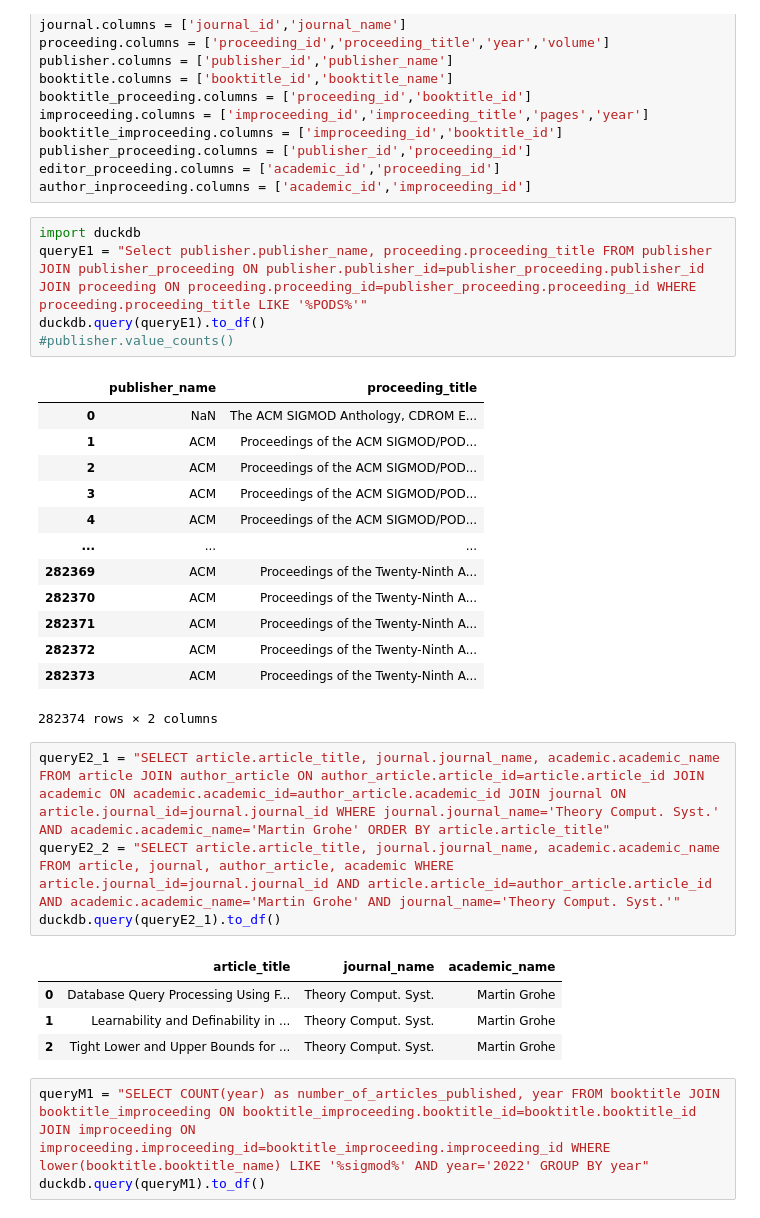
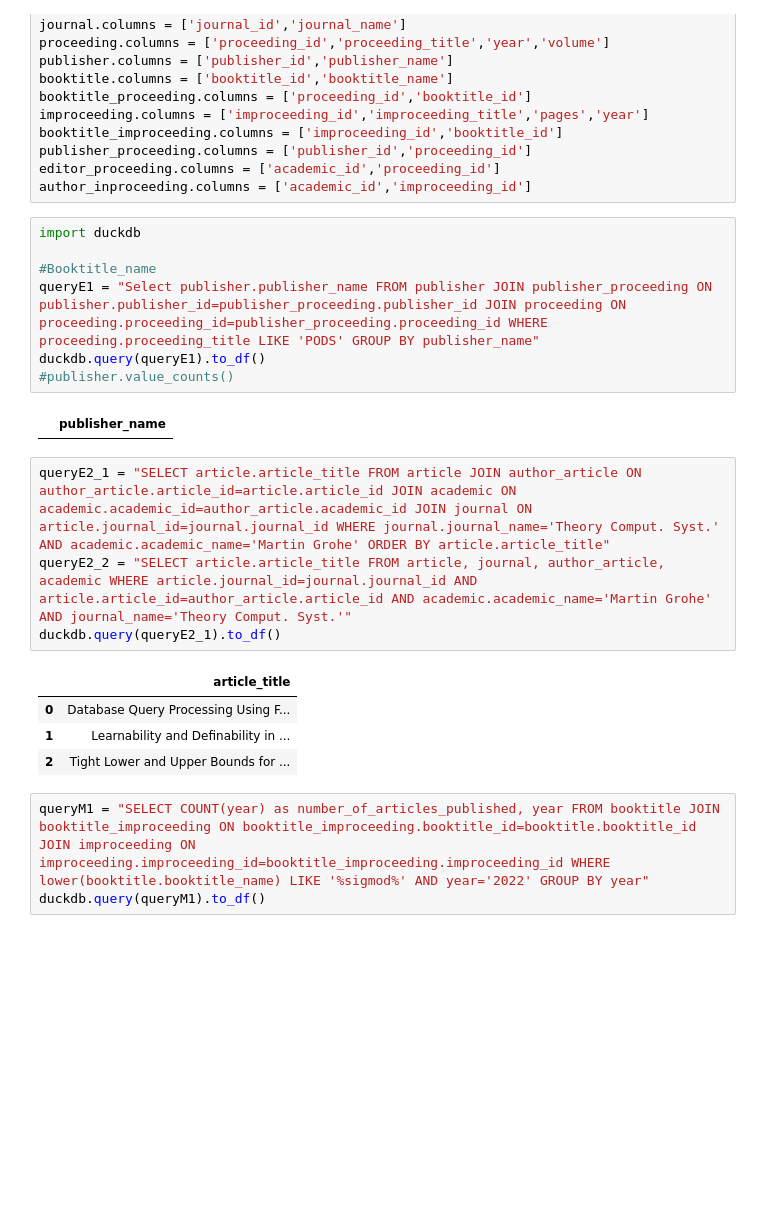
Before and after one commit to OGnTn/daos_project, a Jupyter notebook: duck_queries.ipynb, the cells around one changed output. Drawn from its saved outputs; the diff is of its cells as text; blank space fills up the shorter version.

```diff
--- a/duck_queries.ipynb
+++ b/duck_queries.ipynb
@@ -55,32 +55,22 @@ editor_proceeding.columns = ['academic_id','proceeding_id']
 author_inproceeding.columns = ['academic_id','improceeding_id']
 # %%
 import duckdb
-queryE1 = "Select publisher.publisher_name, proceeding.proceeding_title FROM publisher JOIN publisher_proceeding ON publisher.publisher_id=publisher_proceeding.publisher_id JOIN proceeding ON proceeding.proceeding_id=publisher_proceeding.proceeding_id WHERE proceeding.proceeding_title LIKE '%PODS%'"
+
+#Booktitle_name
+queryE1 = "Select publisher.publisher_name FROM publisher JOIN publisher_proceeding ON publisher.publisher_id=publisher_proceeding.publisher_id JOIN proceeding ON proceeding.proceeding_id=publisher_proceeding.proceeding_id WHERE proceeding.proceeding_title LIKE 'PODS' GROUP BY publisher_name"
 duckdb.query(queryE1).to_df()
 #publisher.value_counts()
 # %% [output]
-|  | publisher_name | proceeding_title |
-| 0 | NaN | The ACM SIGMOD Anthology, CDROM E... |
-| 1 | ACM | Proceedings of the ACM SIGMOD/POD... |
-| 2 | ACM | Proceedings of the ACM SIGMOD/POD... |
-| 3 | ACM | Proceedings of the ACM SIGMOD/POD... |
-| 4 | ACM | Proceedings of the ACM SIGMOD/POD... |
-| ... | ... | ... |
-| 282369 | ACM | Proceedings of the Twenty-Ninth A... |
-| 282370 | ACM | Proceedings of the Twenty-Ninth A... |
-| 282371 | ACM | Proceedings of the Twenty-Ninth A... |
-| 282372 | ACM | Proceedings of the Twenty-Ninth A... |
-| 282373 | ACM | Proceedings of the Twenty-Ninth A... |
+|  | publisher_name |
-282374 rows × 2 columns
 # %%
-queryE2_1 = "SELECT article.article_title, journal.journal_name, academic.academic_name FROM article JOIN author_article ON author_article.article_id=article.article_id JOIN academic ON academic.academic_id=author_article.academic_id JOIN journal ON article.journal_id=journal.journal_id WHERE journal.journal_name='Theory Comput. Syst.' AND academic.academic_name='Martin Grohe' ORDER BY article.article_title"
-queryE2_2 = "SELECT article.article_title, journal.journal_name, academic.academic_name FROM article, journal, author_article, academic WHERE article.journal_id=journal.journal_id AND article.article_id=author_article.article_id AND academic.academic_name='Martin Grohe' AND journal_name='Theory Comput. Syst.'"
+queryE2_1 = "SELECT article.article_title FROM article JOIN author_article ON author_article.article_id=article.article_id JOIN academic ON academic.academic_id=author_article.academic_id JOIN journal ON article.journal_id=journal.journal_id WHERE journal.journal_name='Theory Comput. Syst.' AND academic.academic_name='Martin Grohe' ORDER BY article.article_title"
+queryE2_2 = "SELECT article.article_title FROM article, journal, author_article, academic WHERE article.journal_id=journal.journal_id AND article.article_id=author_article.article_id AND academic.academic_name='Martin Grohe' AND journal_name='Theory Comput. Syst.'"
 duckdb.query(queryE2_1).to_df()
 # %% [output]
-|  | article_title | journal_name | academic_name |
-| 0 | Database Query Processing Using F... | Theory Comput. Syst. | Martin Grohe |
-| 1 | Learnability and Definability in ... | Theory Comput. Syst. | Martin Grohe |
-| 2 | Tight Lower and Upper Bounds for ... | Theory Comput. Syst. | Martin Grohe |
+|  | article_title |
+| 0 | Database Query Processing Using F... |
+| 1 | Learnability and Definability in ... |
+| 2 | Tight Lower and Upper Bounds for ... |
 # %%
 queryM1 = "SELECT COUNT(year) as number_of_articles_published, year FROM booktitle JOIN booktitle_improceeding ON booktitle_improceeding.booktitle_id=booktitle.booktitle_id JOIN improceeding ON improceeding.improceeding_id=booktitle_improceeding.improceeding_id WHERE lower(booktitle.booktitle_name) LIKE '%sigmod%' AND year='2022' GROUP BY year"
 duckdb.query(queryM1).to_df()
```
Also changed, not shown: parts of 2 cells of this notebook.
